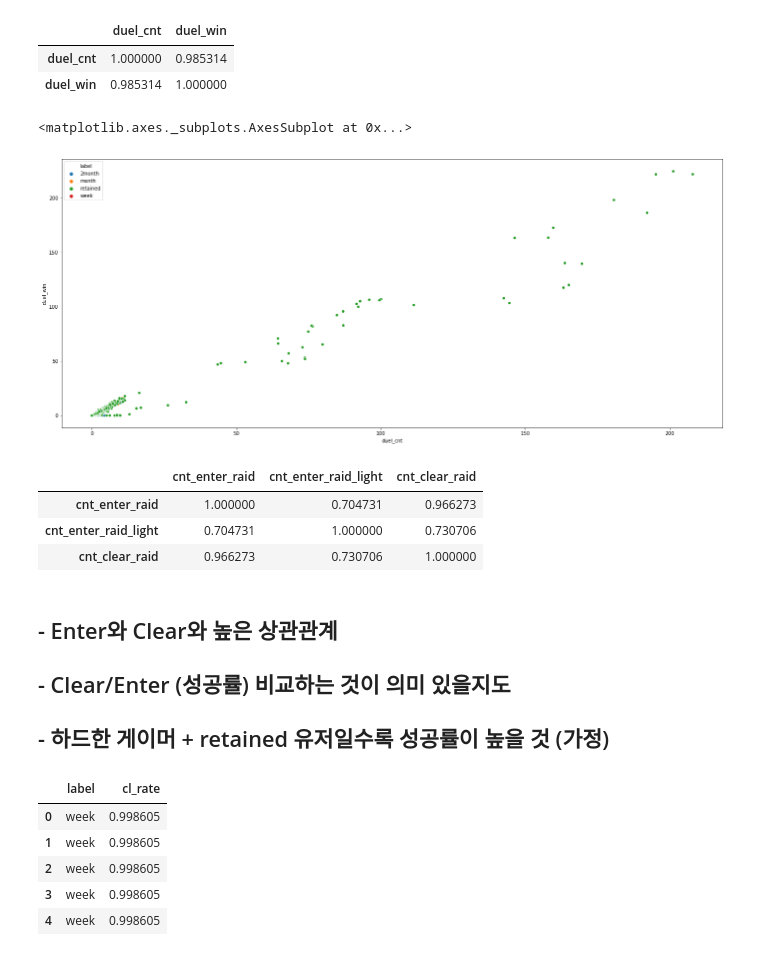
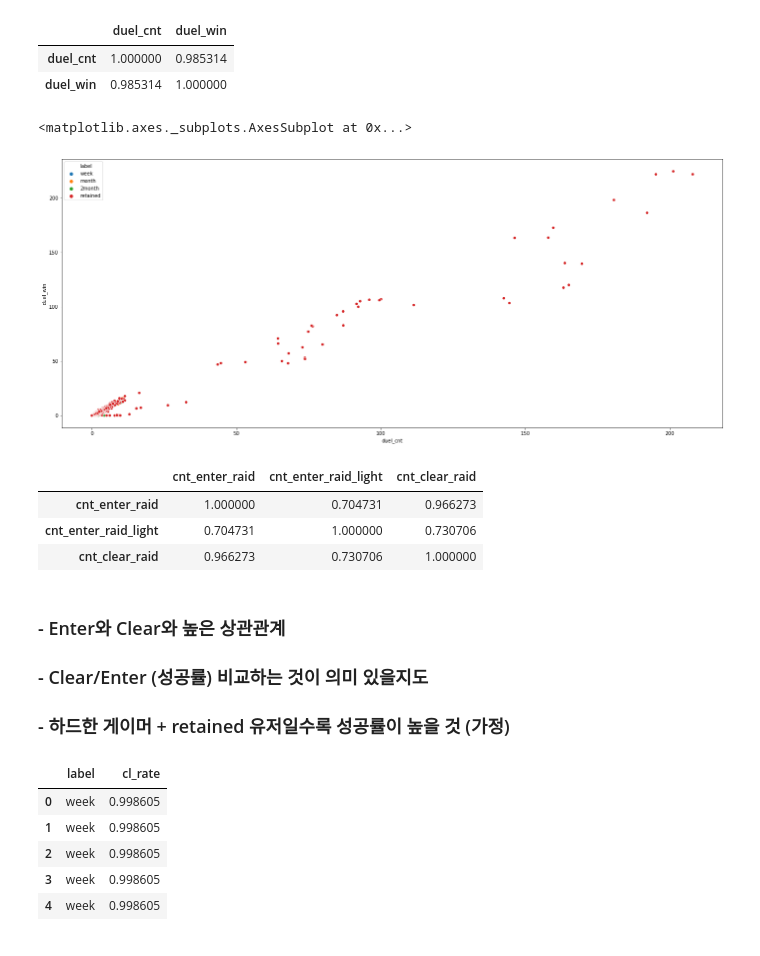
Before and after one commit to kookoowaa/Projects, a Jupyter notebook: Churn_with_Online_game/EDA_cwp.ipynb, the cells around one changed output. Drawn from its saved outputs; the diff is of its cells as text; code cells hidden in the pictures.

```diff
--- a/Churn_with_Online_game/EDA_cwp.ipynb
+++ b/Churn_with_Online_game/EDA_cwp.ipynb
@@ -46,6 +47,8 @@ Requirement already satisfied, skipping upgrade: six>=1.5 in /usr/local/lib/pyth
 # %%
 import pandas as pd
 import seaborn as sns
+import matplotlib.pylab as plt
+the_order = ['week', 'month', '2month', 'retained']
 # %%
 file_id = '1UKQ6pt47ogMjOi3bsyIuFWf5Bw8Epont'
 downloaded = drive.CreateFile({'id': file_id})
@@ -89,7 +103,7 @@ rd.shape
 # %% [output]
 (440323, 39)
 # %%
-rd['label'] = rd['label'].astype('category')
+#rd['label'] = rd['label'].astype('category')
 rd.info()
 # %% [output]
 <class 'pandas.core.frame.DataFrame'>
@@ -127,10 +141,10 @@ rd.iloc[:, 12:14].corr()
 | duel_cnt | 1.000000 | 0.985314 |
 | duel_win | 0.985314 | 1.000000 |
 # %%
-sns.scatterplot(x = 'duel_cnt', y = 'duel_win', hue = 'label', data = rd)
+sns.scatterplot(x = 'duel_cnt', y = 'duel_win', hue = 'label', data = rd, hue_order=the_order)
 # %% [output]
 <matplotlib.axes._subplots.AxesSubplot at 0x...>
-[figure, old version]
+[figure, new version]
 # %%
 rd.loc[:, ['cnt_enter_raid', 'cnt_enter_raid_light', 'cnt_clear_raid']].corr()
 # %% [output]
@@ -139,9 +153,9 @@ rd.loc[:, ['cnt_enter_raid', 'cnt_enter_raid_light', 'cnt_clear_raid']].corr()
 | cnt_enter_raid_light | 0.704731 | 1.000000 | 0.730706 |
 | cnt_clear_raid | 0.966273 | 0.730706 | 1.000000 |
 # %% [markdown]
-## - Enter와 Clear와 높은 상관관계
-## - Clear/Enter (성공률) 비교하는 것이 의미 있을지도
-## - 하드한 게이머 + retained 유저일수록 성공률이 높을 것 (가정)
+### - Enter와 Clear와 높은 상관관계
+### - Clear/Enter (성공률) 비교하는 것이 의미 있을지도
+### - 하드한 게이머 + retained 유저일수록 성공률이 높을 것 (가정)
 # %%
 clear_rate = pd.concat([rd['label'], rd['cnt_clear_raid']/rd['cnt_enter_raid']], axis = 1)
 clear_rate.columns = ['label', 'cl_rate']
```
Also changed, not shown: parts of 15 cells of this notebook.
